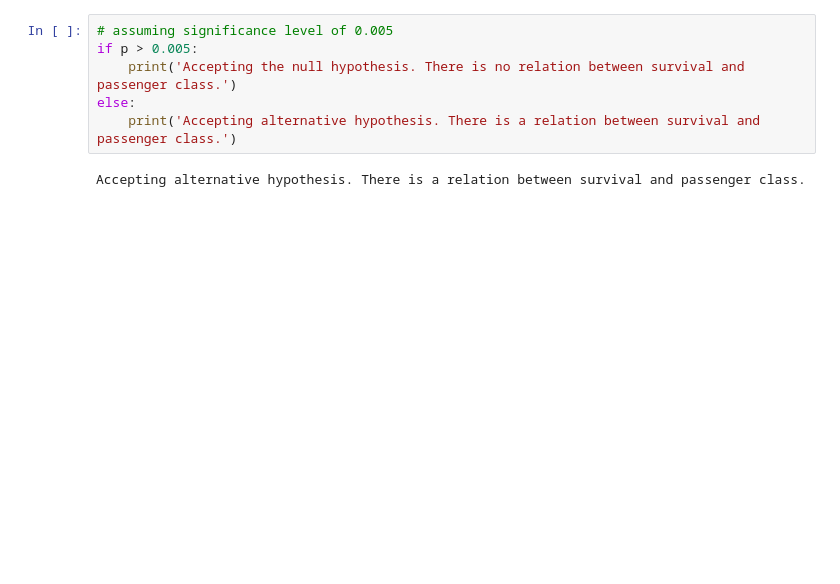
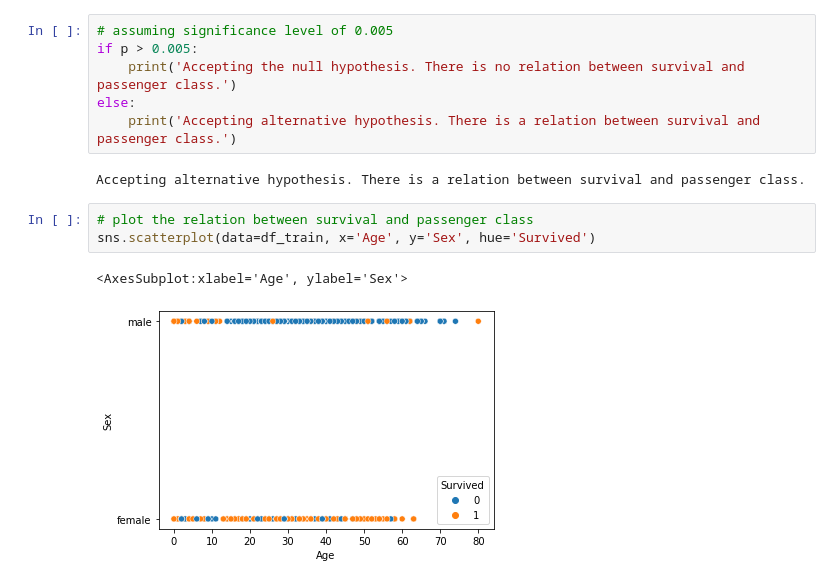
Before and after one commit to supmathews/titanic-analysis, a Jupyter notebook: titanic-prediction.ipynb, the cells around one changed output. Cells and saved outputs as stored; diff of their text form; blank space fills up the shorter version.

```diff
--- a/titanic-prediction.ipynb
+++ b/titanic-prediction.ipynb
@@ -319,3 +319,9 @@ else:
     print('Accepting alternative hypothesis. There is a relation between survival and passenger class.')
 # %% [output]
 Accepting alternative hypothesis. There is a relation between survival and passenger class.
+# %%
+# plot the relation between survival and passenger class
+sns.scatterplot(data=df_train, x='Age', y='Sex', hue='Survived')
+# %% [output]
+<AxesSubplot:xlabel='Age', ylabel='Sex'>
+[figure, added]
```
Also changed, not shown: parts of 50 cells of this notebook.
